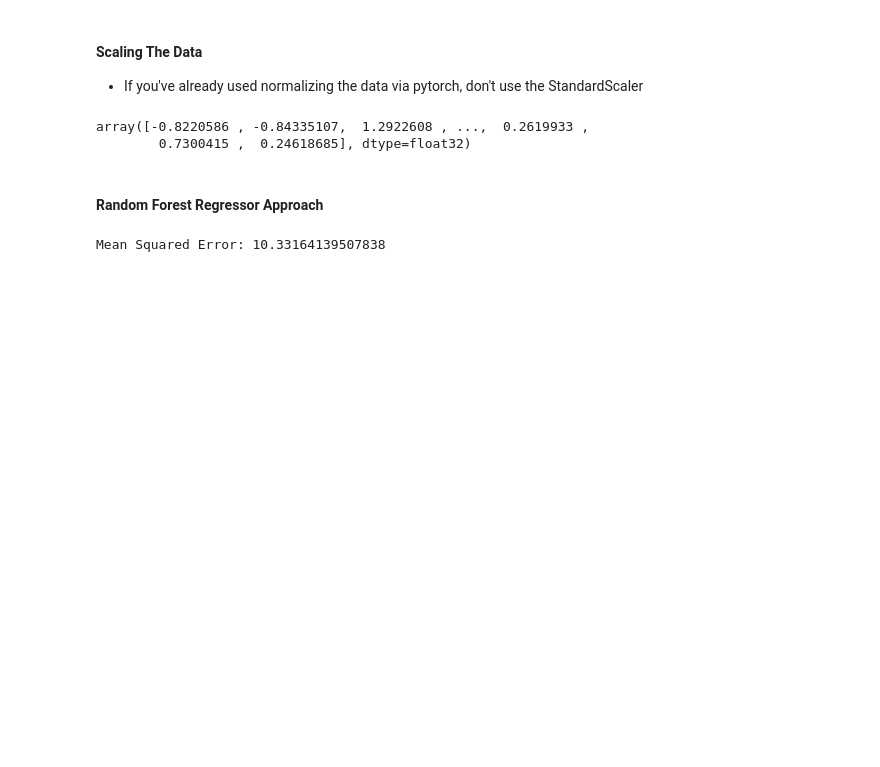
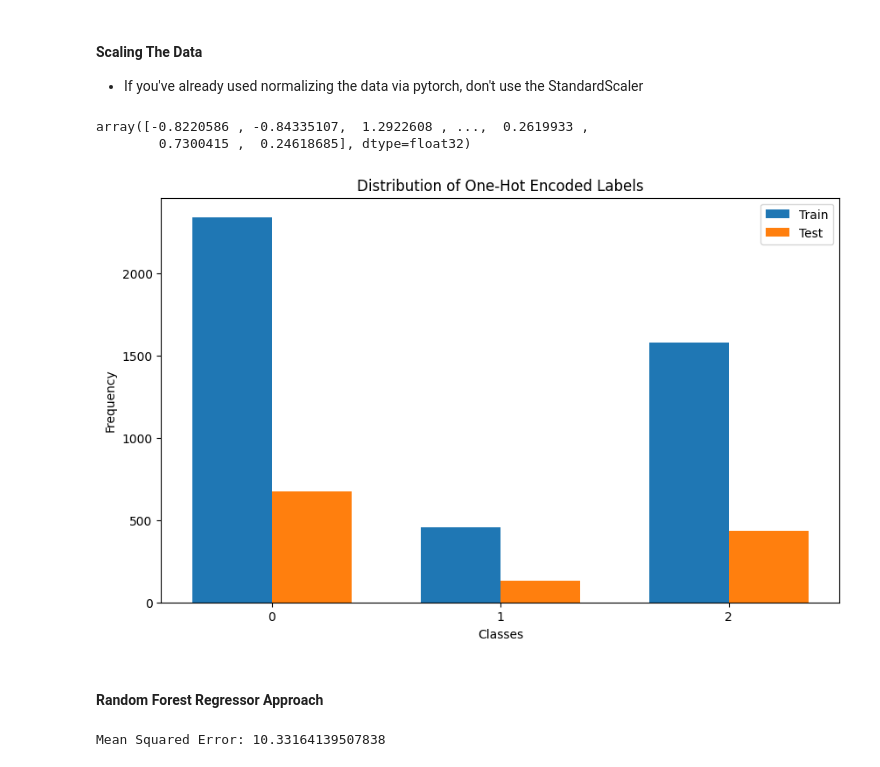
Before and after one commit to mErenSekkeli/Image-Captioning-with-RL, a Jupyter notebook: RLHF_runner.ipynb, the cells around one changed output. Drawn from its saved outputs; the diff is of its cells as text; code cells hidden in the pictures; blank space fills up the shorter version.

```diff
--- a/RLHF_runner.ipynb
+++ b/RLHF_runner.ipynb
@@ -212,6 +221,44 @@ X_test[0]
 # %% [output]
 array([-0.8220586 , -0.84335107,  1.2922608 , ...,  0.2619933 ,
         0.7300415 ,  0.24618685], dtype=float32)
+# %%
+# cover label to the categorical if necessary
+import matplotlib.pyplot as plt
+from tensorflow.keras.utils import to_categorical
+
+y_train_categorical = to_categorical(y_train, num_classes=3)
+y_test_categorical = to_categorical(y_test, num_classes=3)
+y_val_categorical = to_categorical(y_val)
+
+train_distr = np.sum(y_train_categorical, axis=0)
+test_distr = np.sum(y_test_categorical, axis=0)
+
+# Set the labels for the classes
+classes = ['0', '1', '2']
+
+# Plot
+fig, ax = plt.subplots(figsize=(10, 6))
+
+# Create bar positions
+bar_width = 0.35
+indices = np.arange(len(classes))
+
+# Plotting both distributions side by side
+train_bar = ax.bar(indices, train_distr, bar_width, label='Train')
+test_bar = ax.bar(indices + bar_width, test_distr, bar_width, label='Test')
+
+# Labeling
+ax.set_xlabel('Classes')
+ax.set_ylabel('Frequency')
+ax.set_title('Distribution of One-Hot Encoded Labels')
+ax.set_xticks(indices + bar_width / 2)
+ax.set_xticklabels(classes)
+ax.legend()
+
+# Display
+plt.show()
+# %% [output]
+[figure, added]
 # %% [markdown]
 #### Random Forest Regressor Approach
 # %%
```
Also changed, not shown: parts of 25 cells of this notebook.
